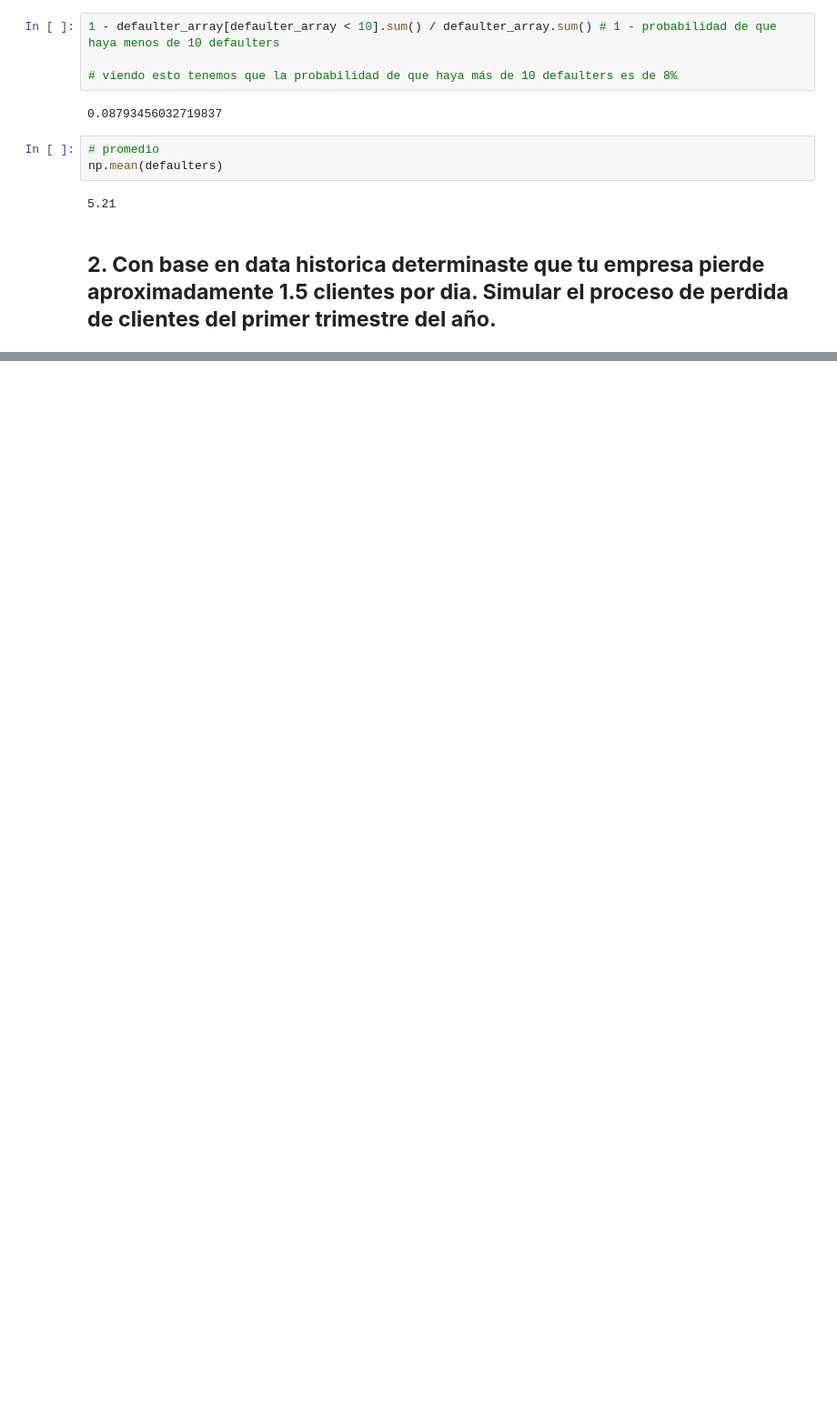
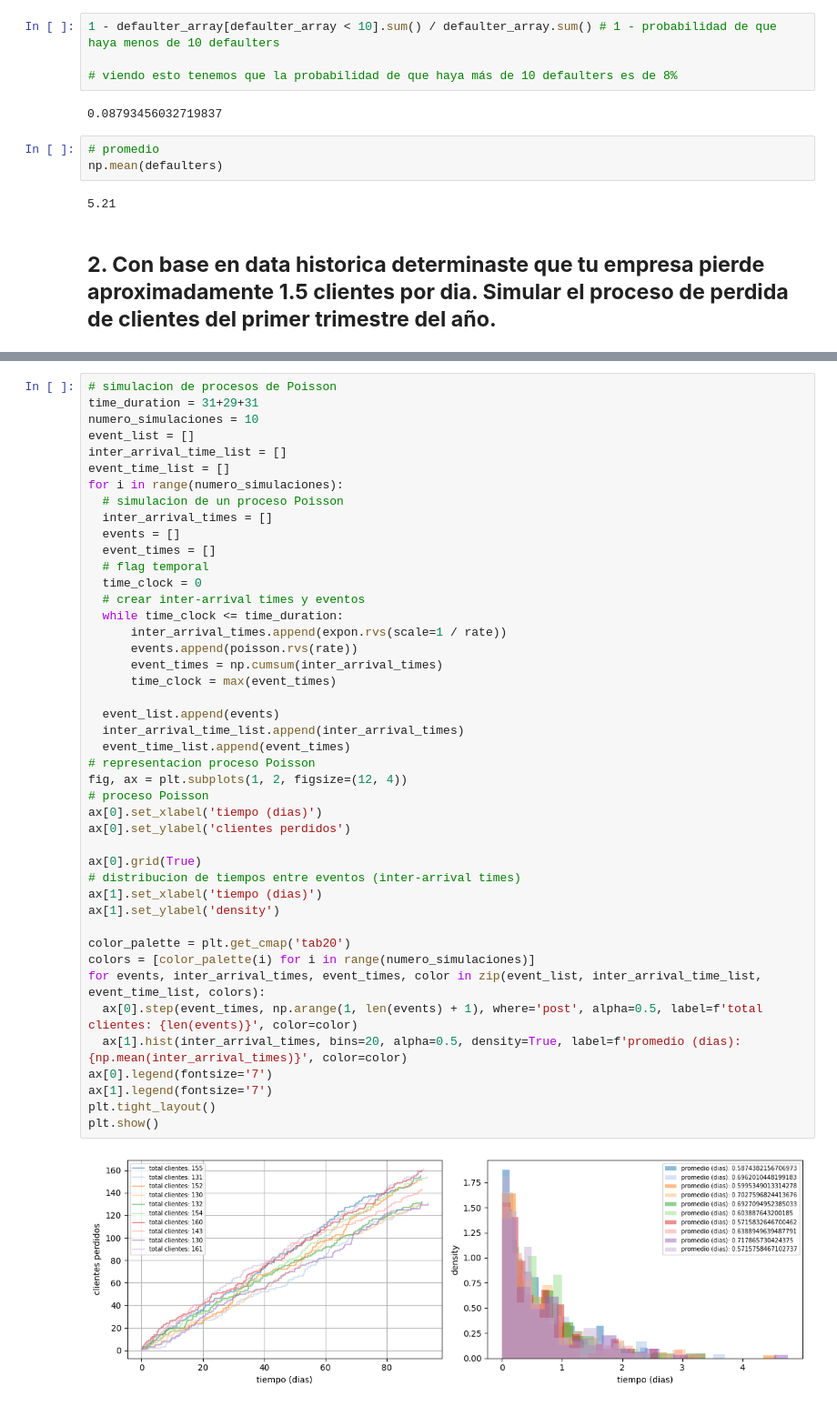
Before and after one commit to Lemito66/Maestria, a Jupyter notebook: Analisis_de_Riesgos/poisson_y_bernoulli/4_problemas_practicos.ipynb, the cells around one changed output, grey strips where cells are left out. Shown at 91% size. Saved outputs shown, nothing was run; the diff lists cells and outputs as text; blank space fills up the shorter version.

```diff
--- a/Analisis_de_Riesgos/poisson_y_bernoulli/4_problemas_practicos.ipynb
+++ b/Analisis_de_Riesgos/poisson_y_bernoulli/4_problemas_practicos.ipynb
@@ -51,0 +93,46 @@ np.mean(defaulters)
+# %%
+# simulacion de procesos de Poisson
+time_duration = 31+29+31
+numero_simulaciones = 10
+event_list = []
+inter_arrival_time_list = []
+event_time_list = []
+for i in range(numero_simulaciones):
+  # simulacion de un proceso Poisson
+  inter_arrival_times = []
+  events = []
+  event_times = []
+  # flag temporal
+  time_clock = 0
+  # crear inter-arrival times y eventos
+  while time_clock <= time_duration:
+      inter_arrival_times.append(expon.rvs(scale=1 / rate))
+      events.append(poisson.rvs(rate))
+      event_times = np.cumsum(inter_arrival_times)
+      time_clock = max(event_times)
+
+  event_list.append(events)
+  inter_arrival_time_list.append(inter_arrival_times)
+  event_time_list.append(event_times)
+# representacion proceso Poisson
+fig, ax = plt.subplots(1, 2, figsize=(12, 4))
+# proceso Poisson
+ax[0].set_xlabel('tiempo (dias)')
+ax[0].set_ylabel('clientes perdidos')
+
+ax[0].grid(True)
+# distribucion de tiempos entre eventos (inter-arrival times)
+ax[1].set_xlabel('tiempo (dias)')
+ax[1].set_ylabel('density')
+
+color_palette = plt.get_cmap('tab20')
+colors = [color_palette(i) for i in range(numero_simulaciones)]
+for events, inter_arrival_times, event_times, color in zip(event_list, inter_arrival_time_list, event_time_list, colors):
+  ax[0].step(event_times, np.arange(1, len(events) + 1), where='post', alpha=0.5, label=f'total clientes: {len(events)}', color=color)
+  ax[1].hist(inter_arrival_times, bins=20, alpha=0.5, density=True, label=f'promedio (dias): {np.mean(inter_arrival_times)}', color=color)
+ax[0].legend(fontsize='7')
+ax[1].legend(fontsize='7')
+plt.tight_layout()
+plt.show()
+# %% [output]
+[figure, added]
```
Also changed, not shown: parts of 4 cells of this notebook.
